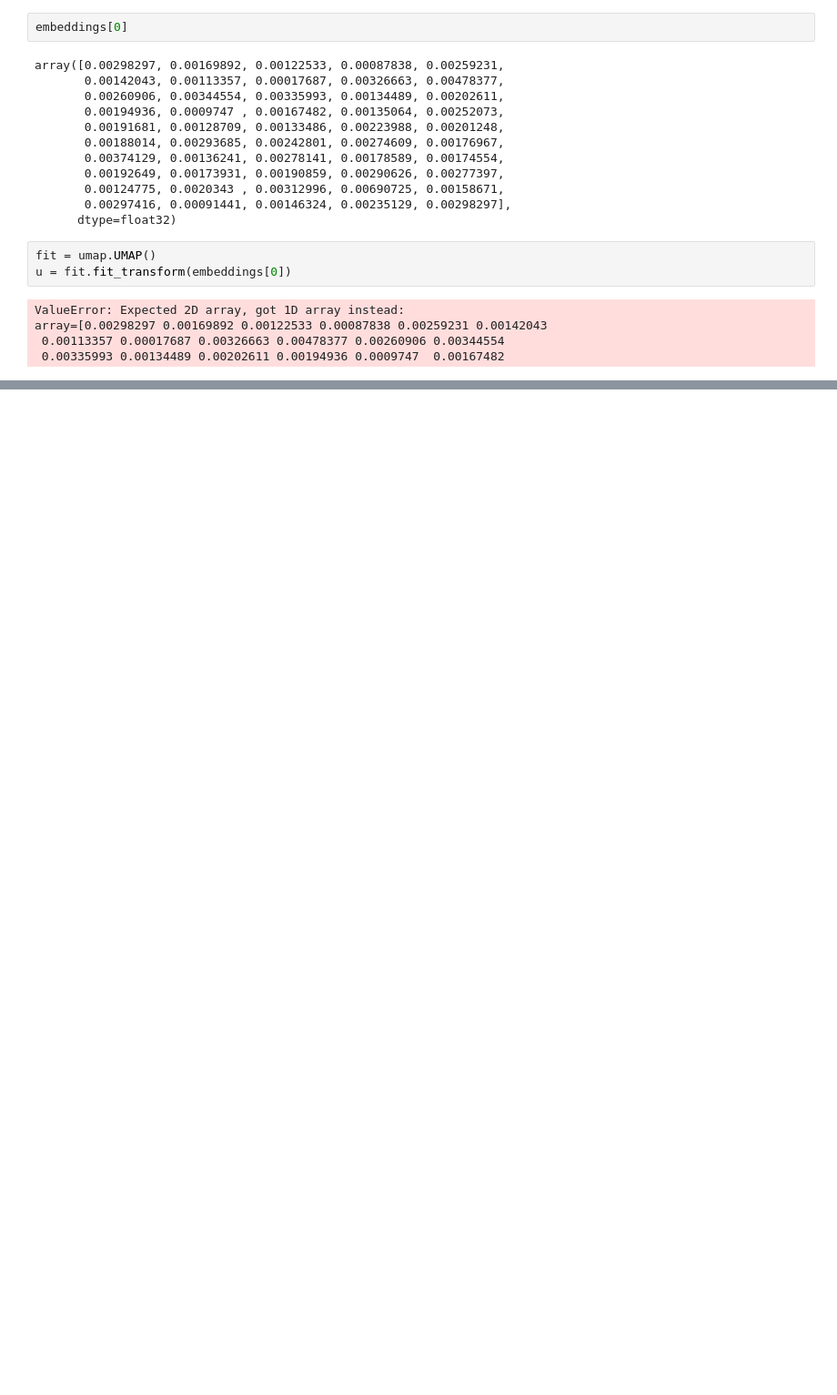
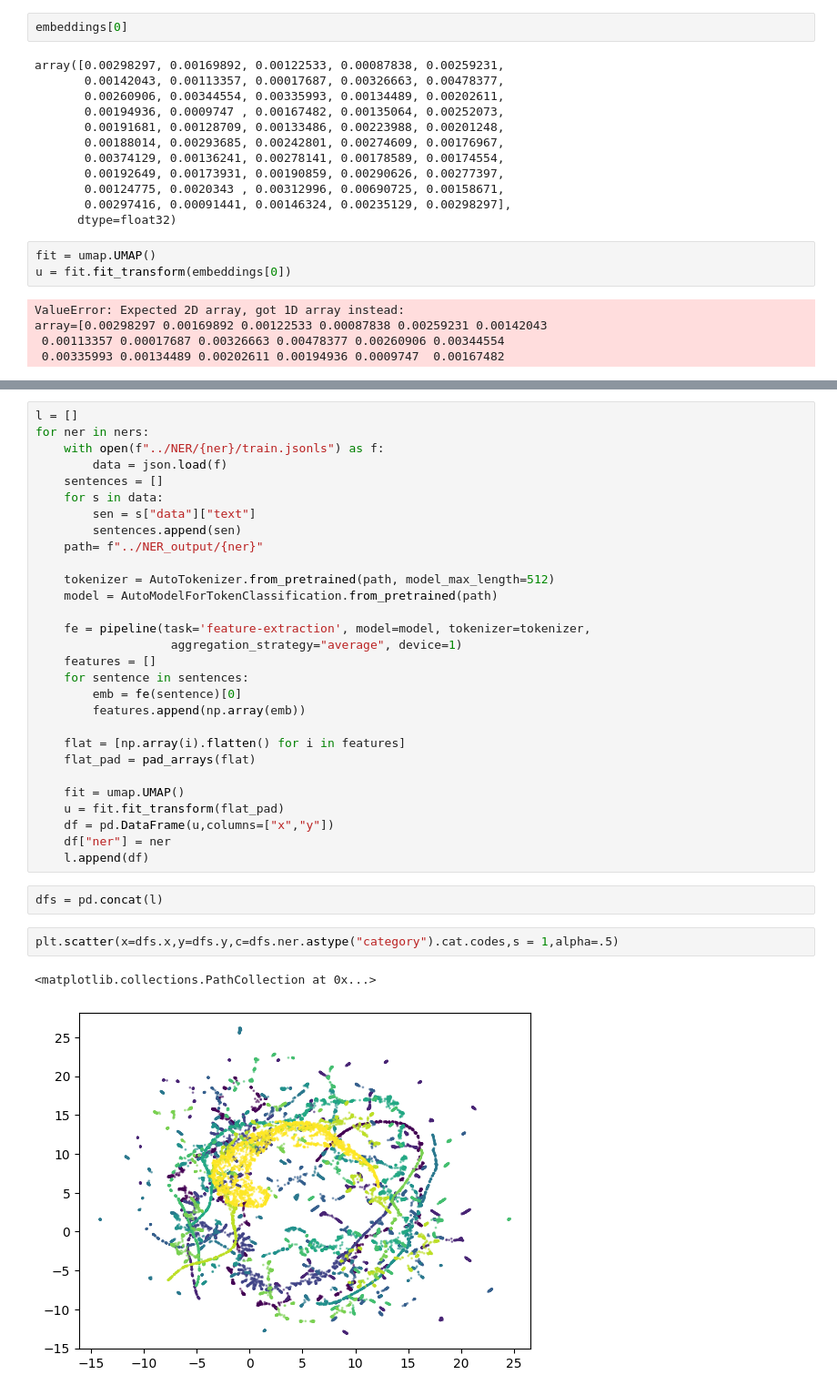
Before and after one commit to danielzmbp/NLP4Pheno, a Jupyter notebook: notebooks/analyze_embeddings_ner.ipynb, the cells around one changed output, grey strips where cells are left out. Shown at 91% size. Saved outputs shown, nothing was run; the diff lists cells and outputs as text; blank space fills up the shorter version.

```diff
--- a/notebooks/analyze_embeddings_ner.ipynb
+++ b/notebooks/analyze_embeddings_ner.ipynb
@@ -63,0 +153,36 @@ k
+# %%
+l = []
+for ner in ners:
+    with open(f"../NER/{ner}/train.jsonls") as f:
+        data = json.load(f)
+    sentences = []
+    for s in data:
+        sen = s["data"]["text"]
+        sentences.append(sen)
+    path= f"../NER_output/{ner}"
+
+    tokenizer = AutoTokenizer.from_pretrained(path, model_max_length=512)
+    model = AutoModelForTokenClassification.from_pretrained(path)
+
+    fe = pipeline(task='feature-extraction', model=model, tokenizer=tokenizer,
+                   aggregation_strategy="average", device=1)
+    features = []
+    for sentence in sentences:
+        emb = fe(sentence)[0]
+        features.append(np.array(emb))
+
+    flat = [np.array(i).flatten() for i in features]
+    flat_pad = pad_arrays(flat)
+
+    fit = umap.UMAP()
+    u = fit.fit_transform(flat_pad)
+    df = pd.DataFrame(u,columns=["x","y"])
+    df["ner"] = ner
+    l.append(df)
+# %%
+dfs = pd.concat(l)
+# %%
+plt.scatter(x=dfs.x,y=dfs.y,c=dfs.ner.astype("category").cat.codes,s = 1,alpha=.5)
+# %% [output]
+<matplotlib.collections.PathCollection at 0x...>
+[figure, added]
```
Also changed, not shown: parts of 16 cells of this notebook, 1 other file.
